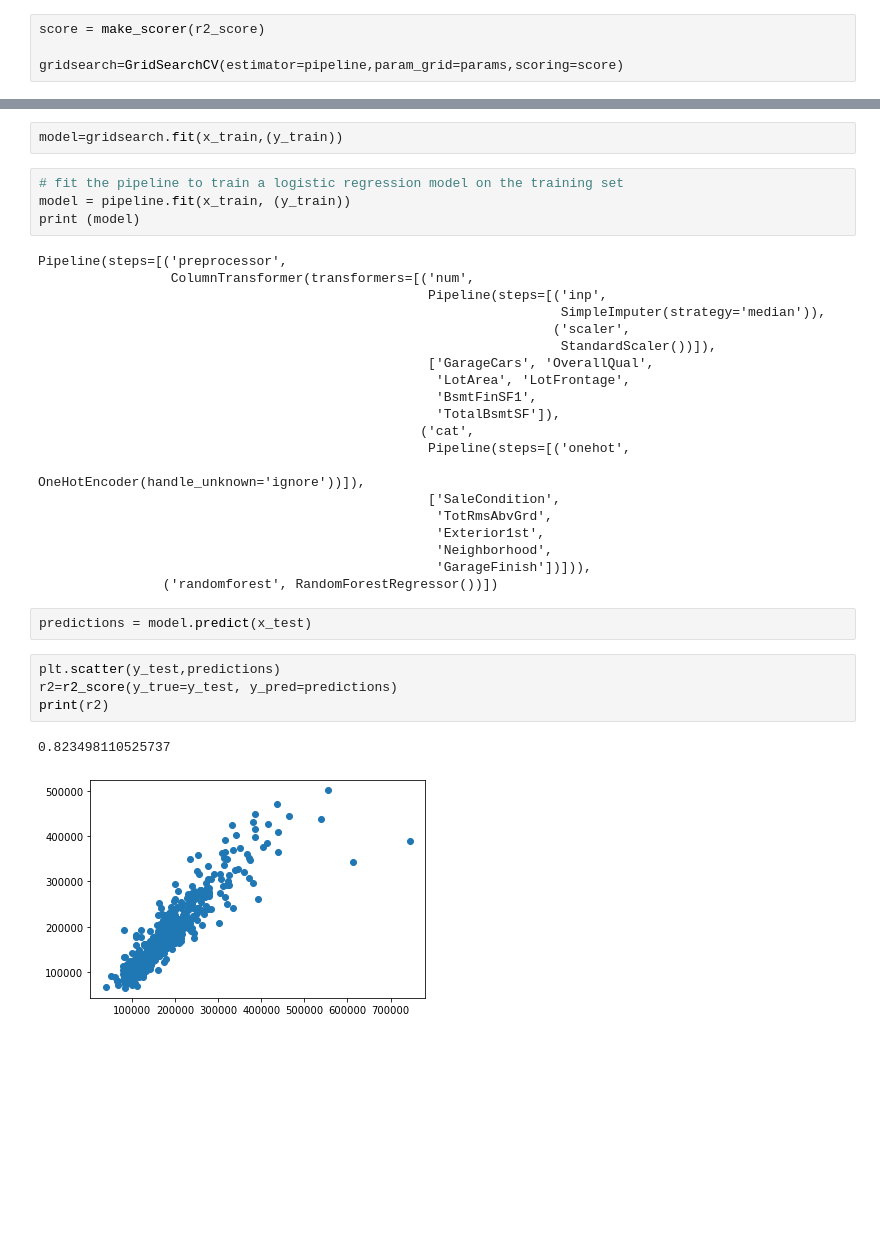
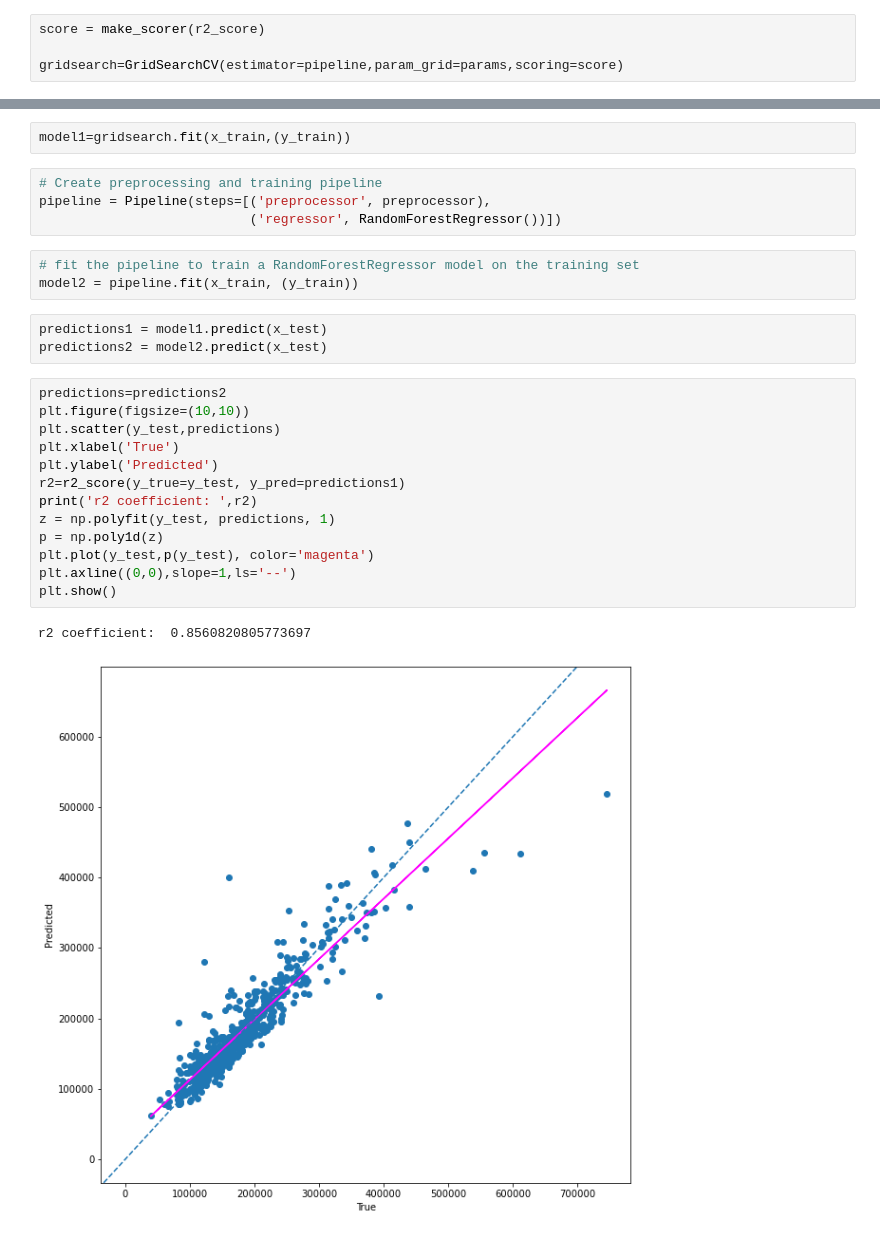
Before and after one commit to alessandro-rubin/house-prices, a Jupyter notebook: house-prices.ipynb, the cells around one changed output, grey strips where cells are left out. Drawn from its saved outputs; the diff is of its cells as text; blank space fills up the shorter version.

```diff
--- a/house-prices.ipynb
+++ b/house-prices.ipynb
@@ -289,36 +271,29 @@ Pipeline(steps=[('preprocessor',
                 ('regressor', GradientBoostingRegressor())])
 # %%
-model=gridsearch.fit(x_train,(y_train))
+model1=gridsearch.fit(x_train,(y_train))
+# %%
+# Create preprocessing and training pipeline
+pipeline = Pipeline(steps=[('preprocessor', preprocessor),
+                           ('regressor', RandomForestRegressor())])
 # %%
-# fit the pipeline to train a logistic regression model on the training set
-model = pipeline.fit(x_train, (y_train))
-print (model)
+# fit the pipeline to train a RandomForestRegressor model on the training set
+model2 = pipeline.fit(x_train, (y_train))
-# %% [output]
-Pipeline(steps=[('preprocessor',
-                 ColumnTransformer(transformers=[('num',
-                                                  Pipeline(steps=[('inp',
-                                                                   SimpleImputer(strategy='median')),
-                                                                  ('scaler',
-                                                                   StandardScaler())]),
-                                                  ['GarageCars', 'OverallQual',
-                                                   'LotArea', 'LotFrontage',
-                                                   'BsmtFinSF1',
-                                                   'TotalBsmtSF']),
-                                                 ('cat',
-                                                  Pipeline(steps=[('onehot',
-                                                                   OneHotEncoder(handle_unknown='ignore'))]),
-                                                  ['SaleCondition',
-                                                   'TotRmsAbvGrd',
-                                                   'Exterior1st',
-                                                   'Neighborhood',
-                                                   'GarageFinish'])])),
-                ('randomforest', RandomForestRegressor())])
-# %%
-predictions = model.predict(x_test)
-# %%
-plt.scatter(y_test,predictions)
-r2=r2_score(y_true=y_test, y_pred=predictions)
-print(r2)
-# %% [output]
-0.823498110525737
-[figure, removed]
+# %%
+predictions1 = model1.predict(x_test)
+predictions2 = model2.predict(x_test)
+# %%
+predictions=predictions2
+plt.figure(figsize=(10,10))
+plt.scatter(y_test,predictions)
+plt.xlabel('True')
+plt.ylabel('Predicted')
+r2=r2_score(y_true=y_test, y_pred=predictions1)
+print('r2 coefficient: ',r2)
+z = np.polyfit(y_test, predictions, 1)
+p = np.poly1d(z)
+plt.plot(y_test,p(y_test), color='magenta')
+plt.axline((0,0),slope=1,ls='--')
+plt.show()
+# %% [output]
+r2 coefficient:  0.8560820805773697
+[figure, added]
```
Also changed, not shown: parts of 17 cells of this notebook.
